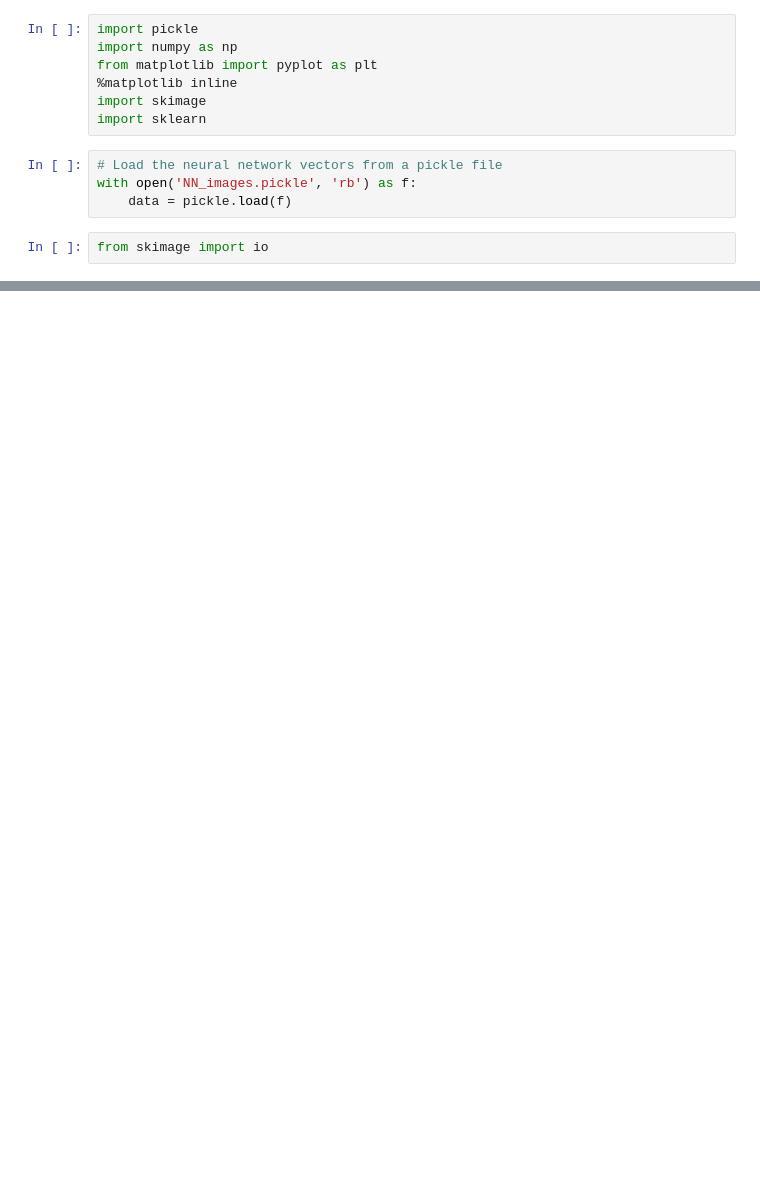
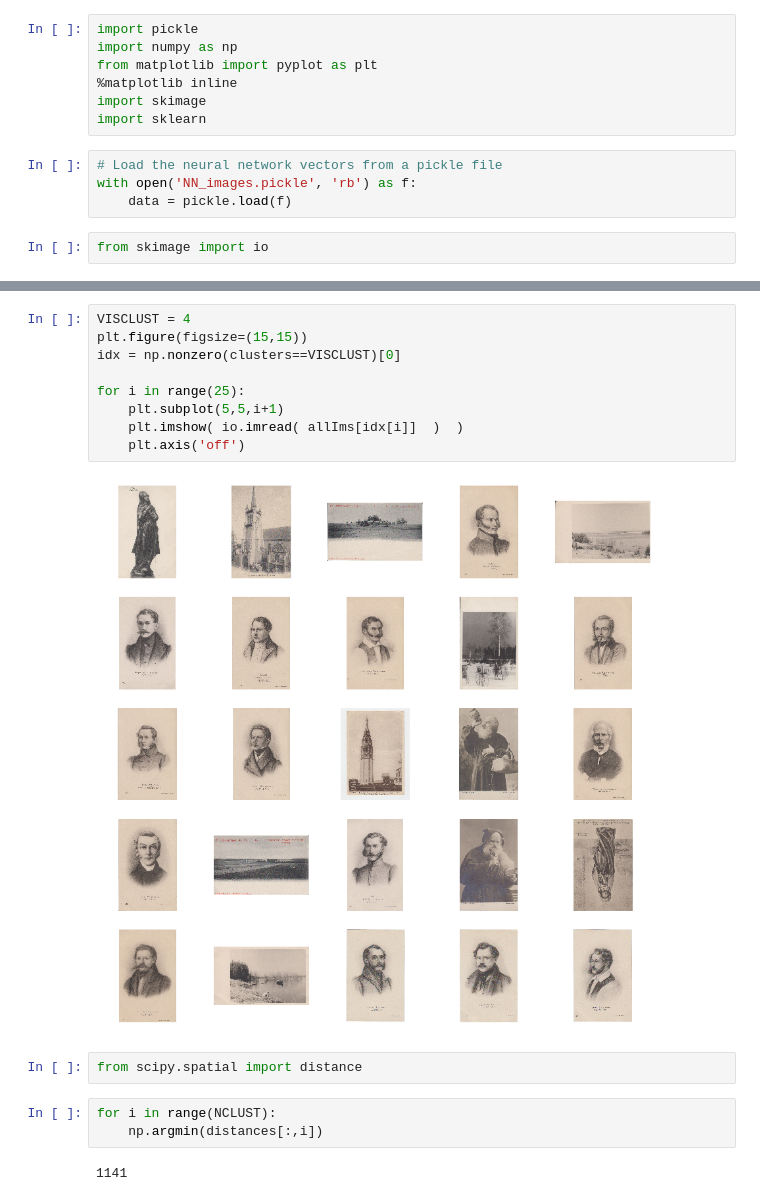
Before and after one commit to leoimpett/esu2018, a Jupyter notebook: 5. Clustering NN/cluster NN.ipynb, the cells around one changed output, grey strips where cells are left out. Cells and saved outputs as stored; diff of their text form; blank space fills up the shorter version.

```diff
--- a/5. Clustering NN/cluster NN.ipynb
+++ b/5. Clustering NN/cluster NN.ipynb
@@ -18,0 +46,18 @@ plt.imshow(io.imread(data['image_paths'][2] ))
+# %%
+VISCLUST = 4
+plt.figure(figsize=(15,15))
+idx = np.nonzero(clusters==VISCLUST)[0]
+
+for i in range(25):
+    plt.subplot(5,5,i+1)
+    plt.imshow( io.imread( allIms[idx[i]]  )  )
+    plt.axis('off')
+# %% [output]
+[figure, added]
+# %%
+from scipy.spatial import distance
+# %%
+for i in range(NCLUST):
+    np.argmin(distances[:,i])
+# %% [output]
+1141
```
Also changed, not shown: parts of 10 cells of this notebook.
